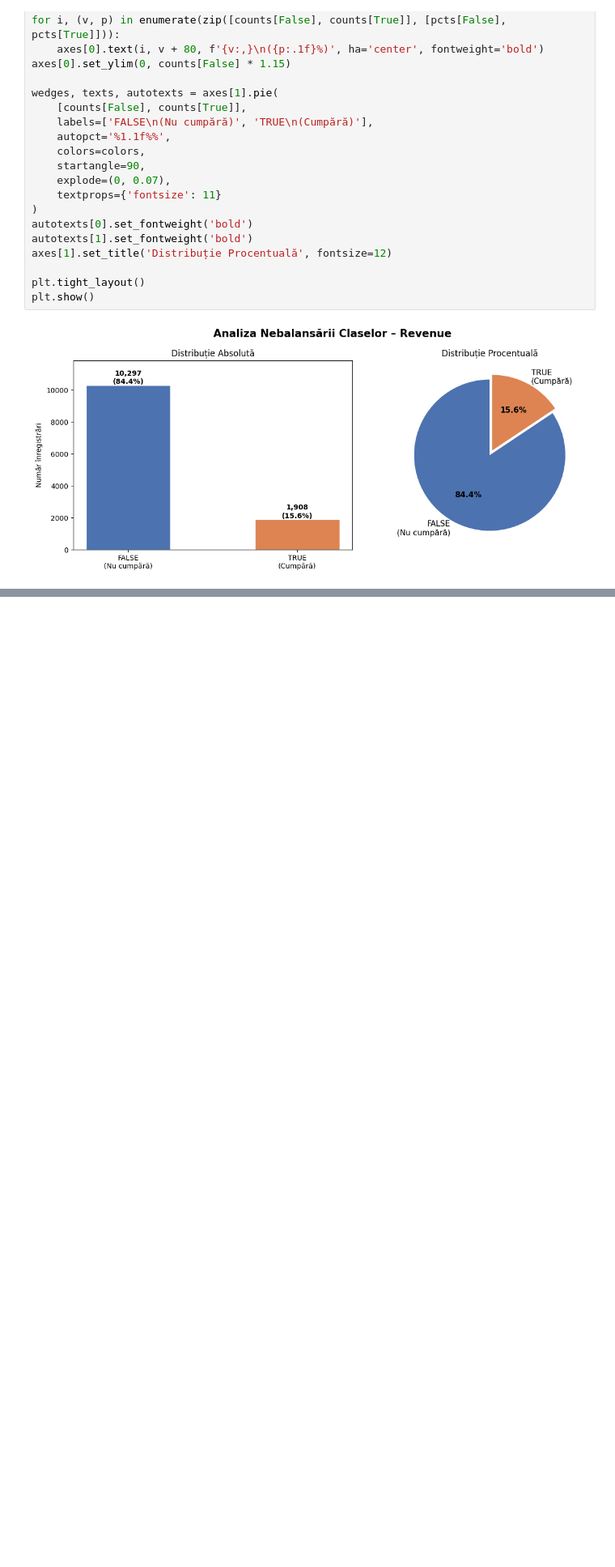
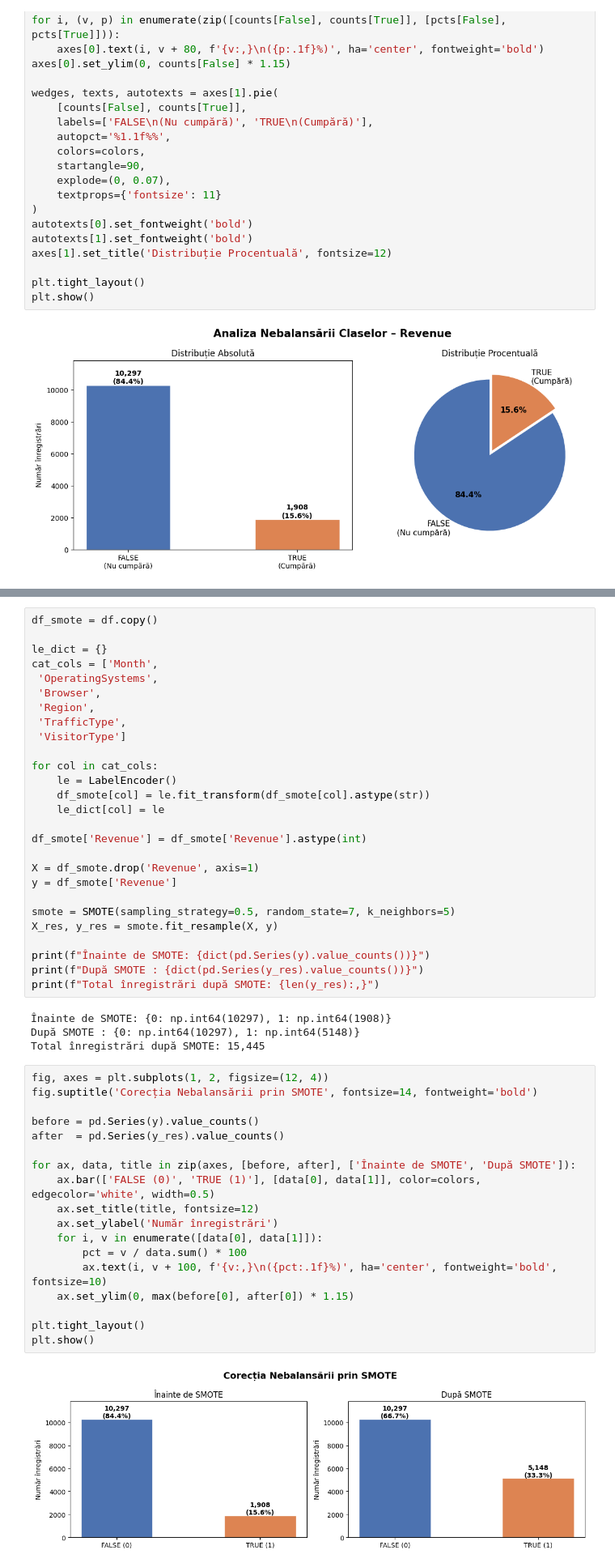
Before and after one commit to BejenaruIoanMatei/Online-Shoppers-Purchasing-Intention, a Jupyter notebook: notebooks/OnlinePurchasing/main.ipynb, the cells around one changed output, grey strips where cells are left out. Shown at 81% size. Drawn from its saved outputs; the diff is of its cells as text; blank space fills up the shorter version.

Commit message:
SMOTE

```diff
--- a/notebooks/OnlinePurchasing/main.ipynb
+++ b/notebooks/OnlinePurchasing/main.ipynb
@@ -192,0 +242,51 @@ plt.show()
+# %%
+df_smote = df.copy()
+
+le_dict = {}
+cat_cols = ['Month',
+ 'OperatingSystems',
+ 'Browser',
+ 'Region',
+ 'TrafficType',
+ 'VisitorType']
+
+for col in cat_cols:
+    le = LabelEncoder()
+    df_smote[col] = le.fit_transform(df_smote[col].astype(str))
+    le_dict[col] = le
+
+df_smote['Revenue'] = df_smote['Revenue'].astype(int)
+
+X = df_smote.drop('Revenue', axis=1)
+y = df_smote['Revenue']
+
+smote = SMOTE(sampling_strategy=0.5, random_state=7, k_neighbors=5)
+X_res, y_res = smote.fit_resample(X, y)
+
+print(f"Înainte de SMOTE: {dict(pd.Series(y).value_counts())}")
+print(f"După SMOTE : {dict(pd.Series(y_res).value_counts())}")
+print(f"Total înregistrări după SMOTE: {len(y_res):,}")
+# %% [output]
+Înainte de SMOTE: {0: np.int64(10297), 1: np.int64(1908)}
+După SMOTE : {0: np.int64(10297), 1: np.int64(5148)}
+Total înregistrări după SMOTE: 15,445
+# %%
+fig, axes = plt.subplots(1, 2, figsize=(12, 4))
+fig.suptitle('Corecția Nebalansării prin SMOTE', fontsize=14, fontweight='bold')
+
+before = pd.Series(y).value_counts()
+after  = pd.Series(y_res).value_counts()
+
+for ax, data, title in zip(axes, [before, after], ['Înainte de SMOTE', 'După SMOTE']):
+    ax.bar(['FALSE (0)', 'TRUE (1)'], [data[0], data[1]], color=colors, edgecolor='white', width=0.5)
+    ax.set_title(title, fontsize=12)
+    ax.set_ylabel('Număr înregistrări')
+    for i, v in enumerate([data[0], data[1]]):
+        pct = v / data.sum() * 100
+        ax.text(i, v + 100, f'{v:,}\n({pct:.1f}%)', ha='center', fontweight='bold', fontsize=10)
+    ax.set_ylim(0, max(before[0], after[0]) * 1.15)
+
+plt.tight_layout()
+plt.show()
+# %% [output]
+[figure, added]
```
Also changed, not shown: parts of 6 cells of this notebook.
